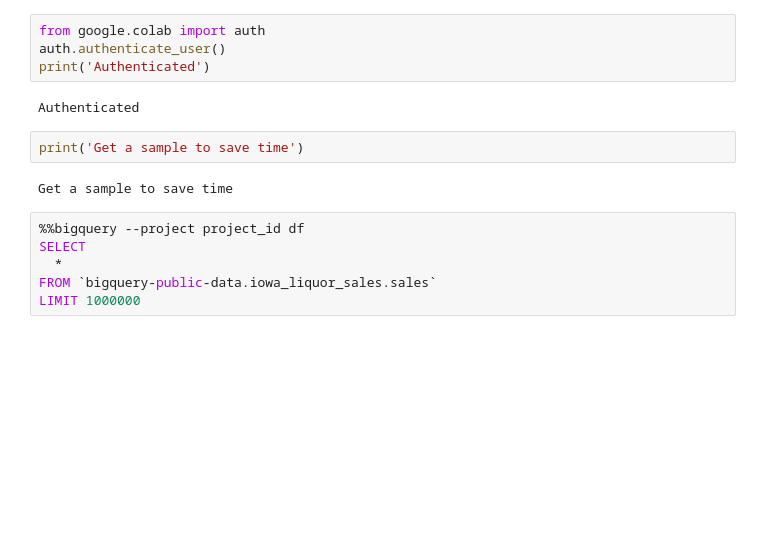
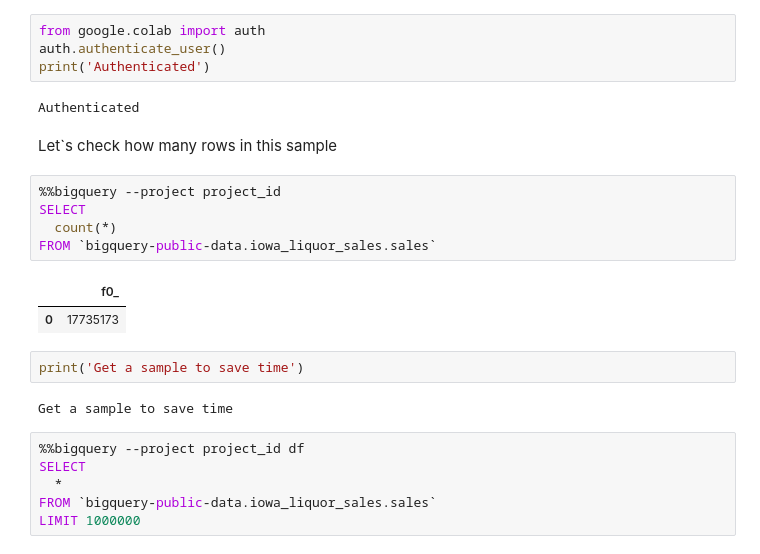
Before and after one commit to Drew128/Iowa_liquor_sales-EDA-, a Jupyter notebook: Iowa_liquor_sales(EDA).ipynb, the cells around one changed output. Saved outputs shown, nothing was run; the diff lists cells and outputs as text; blank space fills up the shorter version.

```diff
--- a/Iowa_liquor_sales(EDA).ipynb
+++ b/Iowa_liquor_sales(EDA).ipynb
@@ -6,6 +6,16 @@ auth.authenticate_user()
 print('Authenticated')
 # %% [output]
 Authenticated
+# %% [markdown]
+Let`s check how many rows in this sample
+# %%
+%%bigquery --project project_id
+SELECT
+  count(*)
+FROM `bigquery-public-data.iowa_liquor_sales.sales`
+# %% [output]
+|  | f0_ |
+| 0 | 17735173 |
 # %%
 print('Get a sample to save time')
 # %% [output]
```
